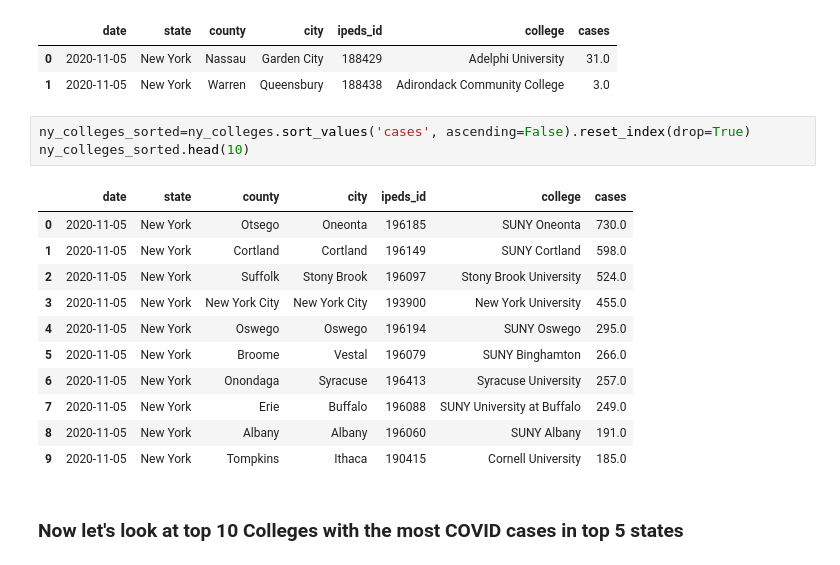
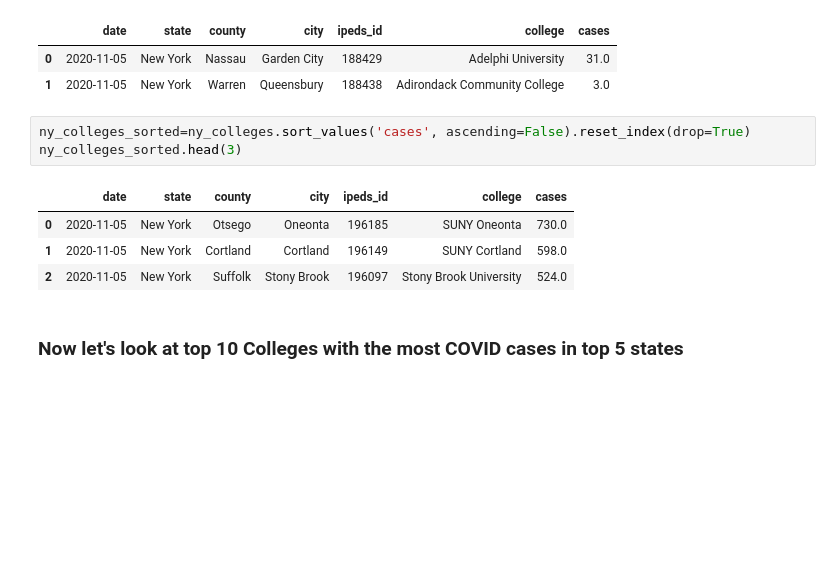
Before and after one commit to nataliaz87/nashville-covid-quaranteam, a Jupyter notebook: notebooks/covid_19_nz.ipynb, the cells around one changed output. Cells and saved outputs as stored; diff of their text form; blank space fills up the shorter version.

```diff
--- a/notebooks/covid_19_nz.ipynb
+++ b/notebooks/covid_19_nz.ipynb
@@ -446,19 +525,12 @@ ny_colleges.head(2)
 | 1 | 2020-11-05 | New York | Warren | Queensbury | 188438 | Adirondack Community College | 3.0 |
 # %%
 ny_colleges_sorted=ny_colleges.sort_values('cases', ascending=False).reset_index(drop=True)
-ny_colleges_sorted.head(10)
+ny_colleges_sorted.head(3)
 # %% [output]
 |  | date | state | county | city | ipeds_id | college | cases |
 | 0 | 2020-11-05 | New York | Otsego | Oneonta | 196185 | SUNY Oneonta | 730.0 |
 | 1 | 2020-11-05 | New York | Cortland | Cortland | 196149 | SUNY Cortland | 598.0 |
 | 2 | 2020-11-05 | New York | Suffolk | Stony Brook | 196097 | Stony Brook University | 524.0 |
-| 3 | 2020-11-05 | New York | New York City | New York City | 193900 | New York University | 455.0 |
-| 4 | 2020-11-05 | New York | Oswego | Oswego | 196194 | SUNY Oswego | 295.0 |
-| 5 | 2020-11-05 | New York | Broome | Vestal | 196079 | SUNY Binghamton | 266.0 |
-| 6 | 2020-11-05 | New York | Onondaga | Syracuse | 196413 | Syracuse University | 257.0 |
-| 7 | 2020-11-05 | New York | Erie | Buffalo | 196088 | SUNY University at Buffalo | 249.0 |
-| 8 | 2020-11-05 | New York | Albany | Albany | 196060 | SUNY Albany | 191.0 |
-| 9 | 2020-11-05 | New York | Tompkins | Ithaca | 190415 | Cornell University | 185.0 |
 # %% [markdown]
 ### Now let's look at top 10 Colleges with the most COVID cases in top 5 states
 # %% [markdown]
```
Also changed, not shown: parts of 43 cells of this notebook.
